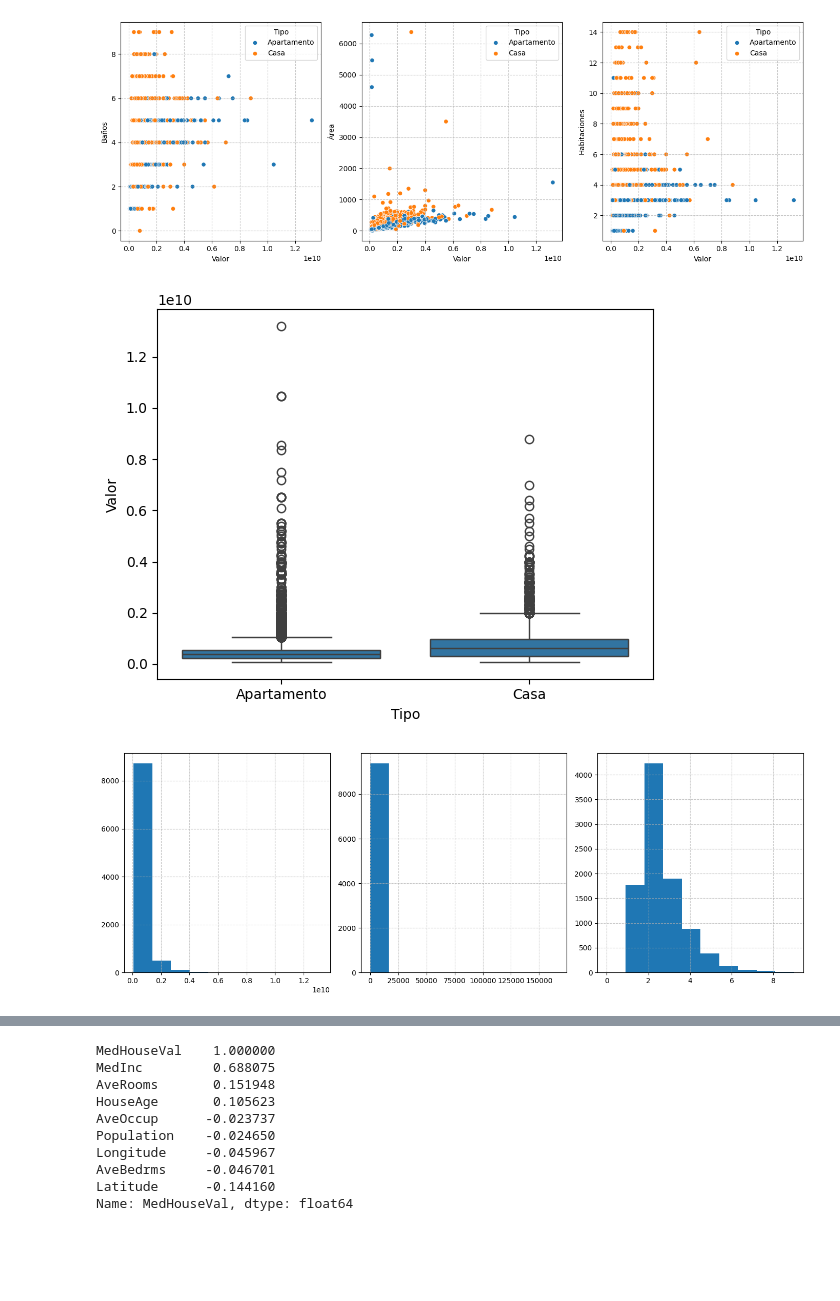
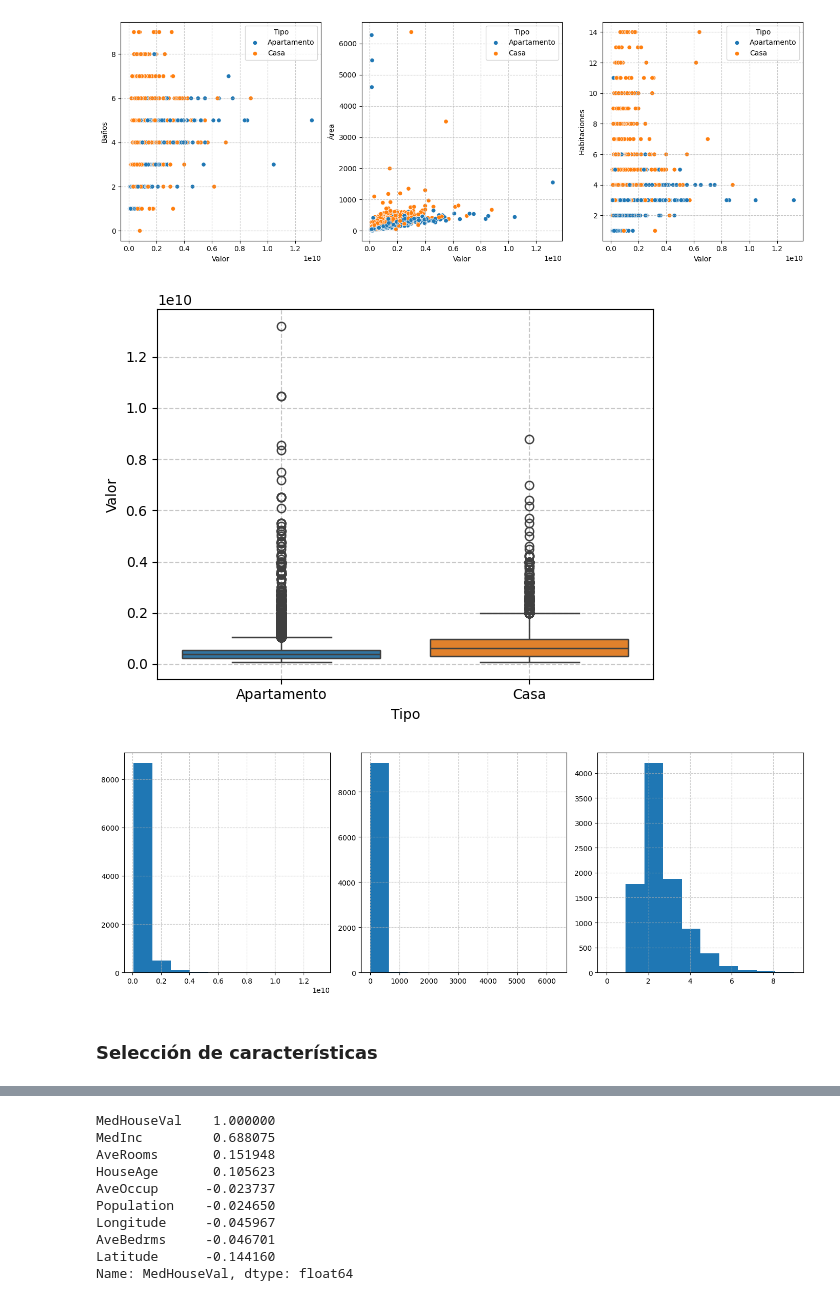
Before and after one commit to julihdez36/Metodos_estadisticos, a Jupyter notebook: Regresion lineal.ipynb, the cells around one changed output, grey strips where cells are left out. Saved outputs shown, nothing was run; the diff lists cells and outputs as text; code cells hidden in the pictures; blank space fills up the shorter version.

```diff
--- a/Regresion lineal.ipynb
+++ b/Regresion lineal.ipynb
@@ -362,20 +362,24 @@ plt.show()
 # %% [output]
 [figure]
 # %%
-sns.boxplot(data=df, x = 'Tipo', y= 'Valor');
+sns.boxplot(data=df, x = 'Tipo', y= 'Valor', hue='Tipo')
+plt.grid(linestyle='--', alpha=0.7)
+plt.show()
 # %% [output]
-[figure, old version]
+[figure, new version]
 # %%
 fig, ax = plt.subplots(1,3,figsize = (14,5))
 
-ax[0].hist(df_model['Valor'])
-ax[1].hist(df_model['Área'])
-ax[2].hist(df_model['Baños'])
+ax[0].hist(df['Valor'])
+ax[1].hist(df['Área'])
+ax[2].hist(df['Baños'])
 
 for axis in ax:
     axis.grid(linestyle='--', alpha=0.7)
 plt.tight_layout()
 plt.show()
 # %% [output]
-[figure, old version]
+[figure, new version]
+# %% [markdown]
+### Selección de características
 # %%
```
Also changed, not shown: parts of 7 cells of this notebook.
